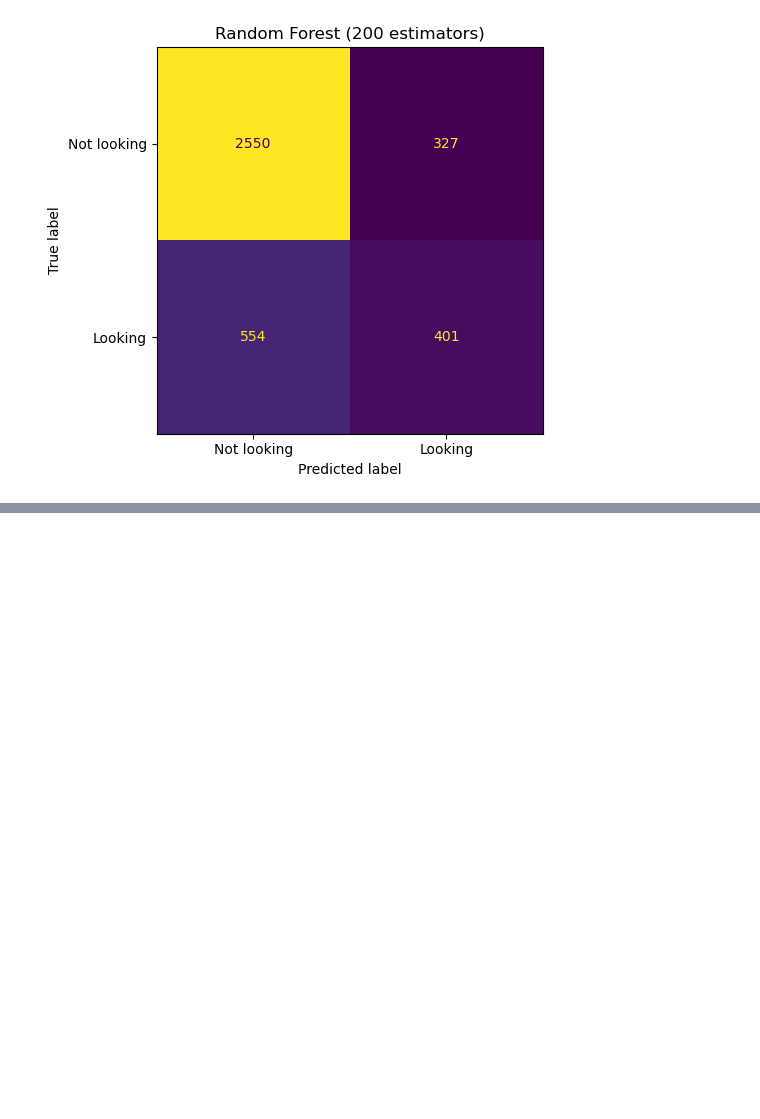
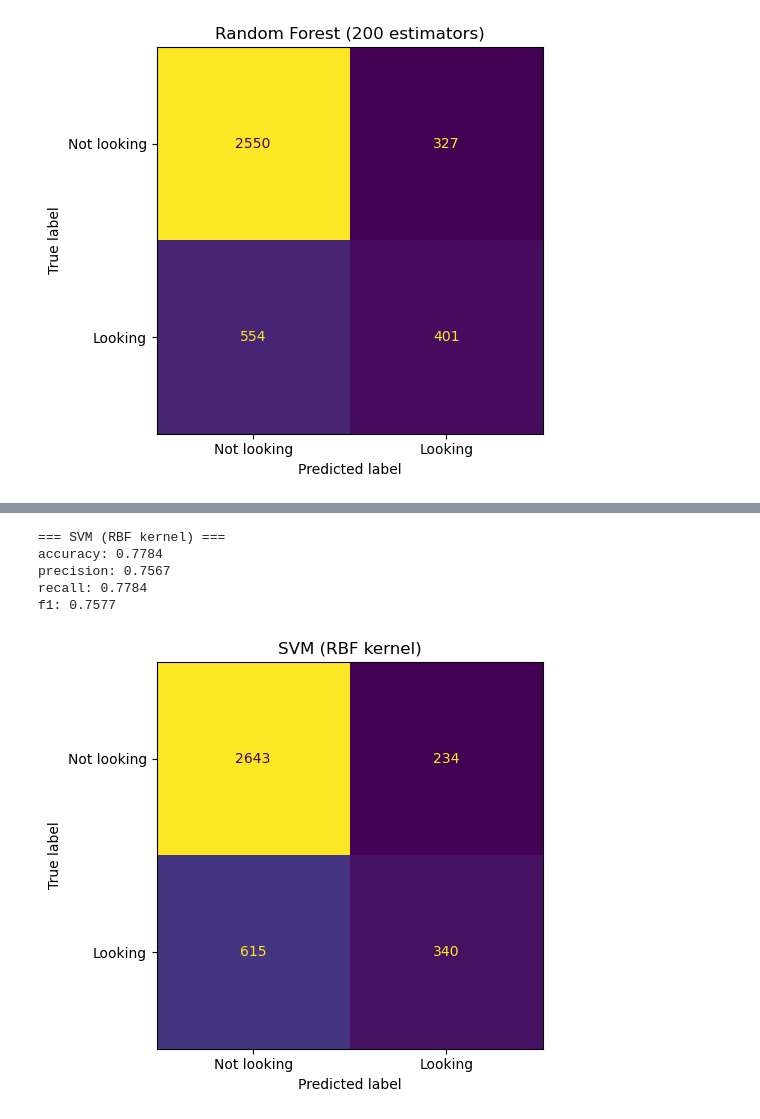
Before and after one commit to marticasasn/ELEC3612-Assignment1, a Jupyter notebook: notebooks/02_supervised_models.ipynb, the cells around one changed output, grey strips where cells are left out. Cells and saved outputs as stored; diff of their text form; code cells hidden in the pictures; blank space fills up the shorter version.

Commit message:
feat: SVM evaluation and supervised models summary

```diff
--- a/notebooks/02_supervised_models.ipynb
+++ b/notebooks/02_supervised_models.ipynb
@@ -538,0 +543,36 @@ plt.show()
+# %%
+# SVM: standard evaluation with RBF kernel
+X_train, X_test, y_train, y_test = train_test_split(
+    X, y, test_size=0.20, stratify=y, random_state=42
+)
+
+pipe_svm = build_pipeline(SVC(kernel='rbf', C=1.0, gamma='scale', random_state=42))
+pipe_svm.fit(X_train, y_train)
+y_pred_svm = pipe_svm.predict(X_test)
+
+svm_results = {
+    'accuracy':  round(accuracy_score(y_test, y_pred_svm), 4),
+    'precision': round(precision_score(y_test, y_pred_svm, average='weighted', zero_division=0), 4),
+    'recall':    round(recall_score(y_test, y_pred_svm, average='weighted', zero_division=0), 4),
+    'f1':        round(f1_score(y_test, y_pred_svm, average='weighted', zero_division=0), 4)
+}
+
+print("=== SVM (RBF kernel) ===")
+for metric, value in svm_results.items():
+    print(f"{metric}: {value}")
+# %% [output]
+=== SVM (RBF kernel) ===
+accuracy: 0.7784
+precision: 0.7567
+recall: 0.7784
+f1: 0.7577
+# %%
+# Confusion matrix for SVM
+cm = confusion_matrix(y_test, y_pred_svm)
+disp = ConfusionMatrixDisplay(confusion_matrix=cm, display_labels=['Not looking', 'Looking'])
+disp.plot(colorbar=False)
+plt.title('SVM (RBF kernel)')
+plt.tight_layout()
+plt.show()
+# %% [output]
+[figure, added]
```
Also changed, not shown: parts of 2 cells of this notebook.
